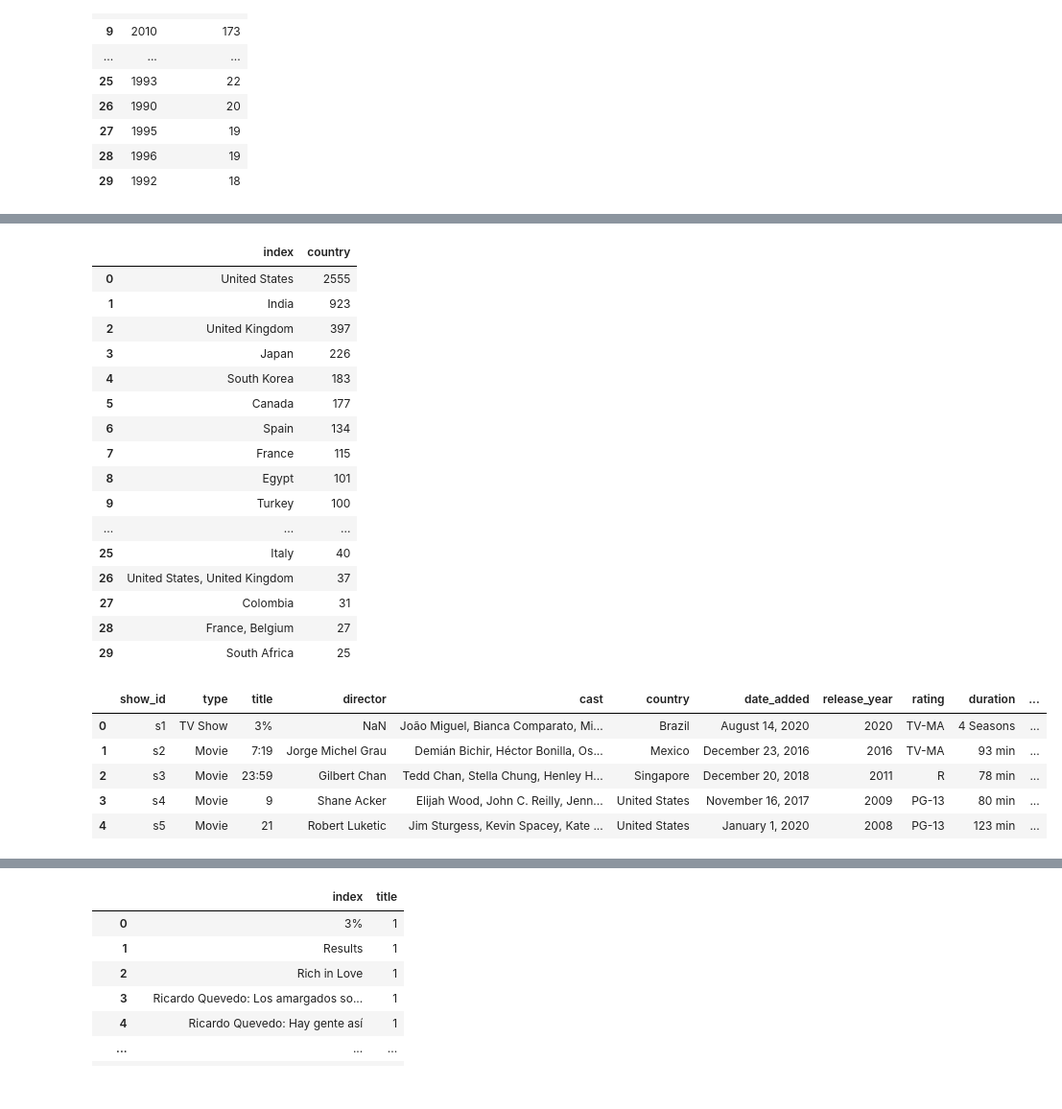
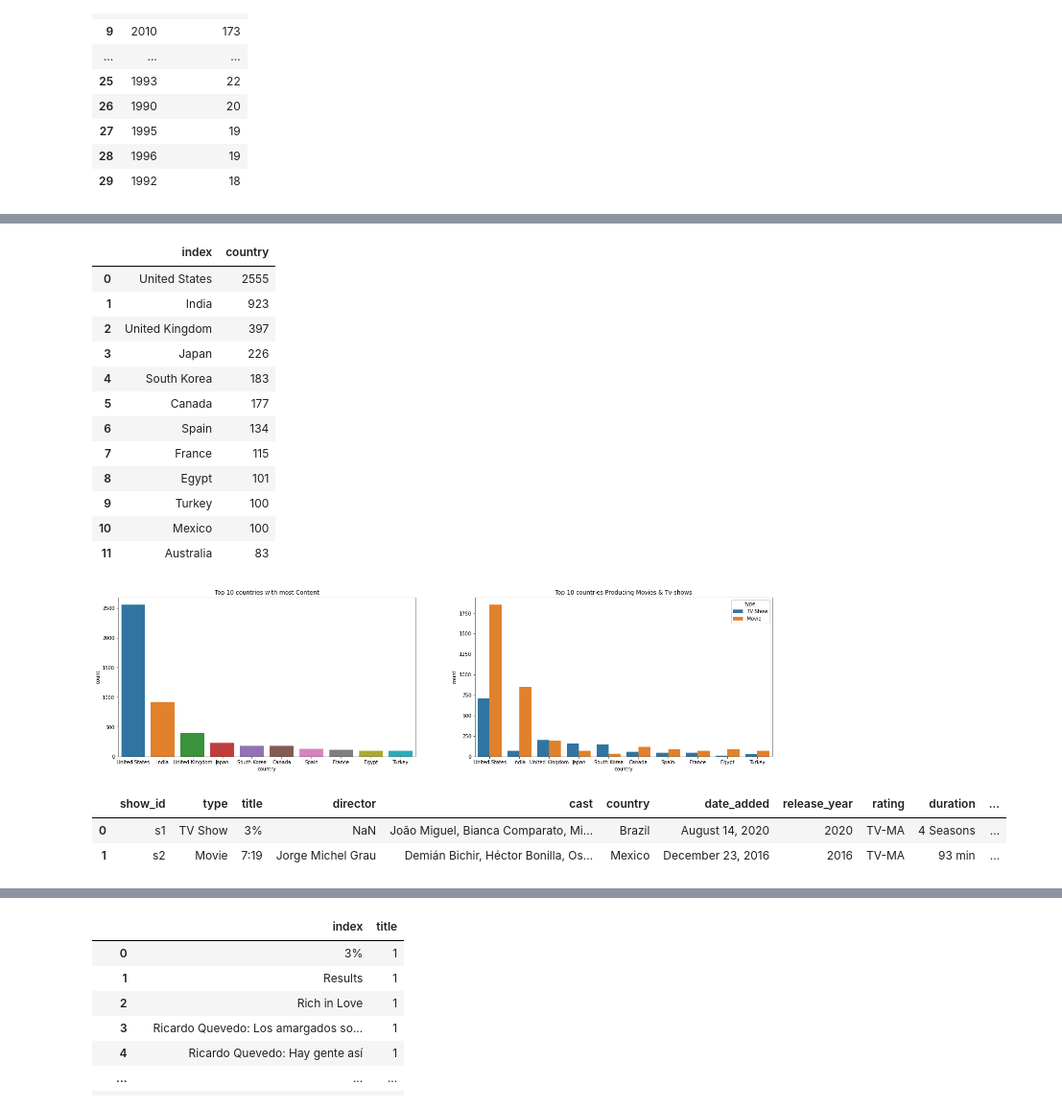
Before and after one commit to MadhurAwasthi/NETFLIX-MOVIES-AND-TV-SHOWS-CLUSTERING-UNSUPERVISED-ML, a Jupyter notebook: NETFLIX_MOVIES_AND_TV_SHOWS_CLUSTERING.ipynb, the cells around one changed output, grey strips where cells are left out. Shown at 96% size. Drawn from its saved outputs; the diff is of its cells as text; code cells hidden in the pictures.

```diff
--- a/NETFLIX_MOVIES_AND_TV_SHOWS_CLUSTERING.ipynb
+++ b/NETFLIX_MOVIES_AND_TV_SHOWS_CLUSTERING.ipynb
@@ -421,4 +424 @@ dtype: int64
-# %%
-#fill all the missing values with Unavailable
-df.fillna("Unavailable",inplace=True)
 # %%
@@ -545,6 +568,6 @@ array(['Brazil', 'Mexico', 'Singapore', 'United States', 'Turkey',
 # %%
-#top 11 country producing movies
-df['country'].value_counts().reset_index().head(30)
+#check value counts of country
+df['country'].value_counts().reset_index().head(12)
 # %% [output]
 |  | index | country |
 | 0 | United States | 2555 |
@@ -557,19 +580,22 @@ df['country'].value_counts().reset_index().head(30)
 | 7 | France | 115 |
 | 8 | Egypt | 101 |
 | 9 | Turkey | 100 |
-| ... | ... | ... |
-| 25 | Italy | 40 |
-| 26 | United States, United Kingdom | 37 |
-| 27 | Colombia | 31 |
-| 28 | France, Belgium | 27 |
-| 29 | South Africa | 25 |
+| 10 | Mexico | 100 |
+| 11 | Australia | 83 |
+# %%
+#Figuring some graph
+fig,axs=plt.subplots(1,2,figsize=(24,6))
+#Analysing top 10 countries with most content
+sns.countplot(data=df,x='country',ax=axs[0],order=df['country'].value_counts().index[0:10]).set(title='Top 10 countries with most Content')
+#This graph represent the Top 10 countries contents with Movies and tv-shows
+sns.countplot(data=df,x='country',ax=axs[1],order=df['country'].value_counts().index[0:10],hue='type').set(title='Top 10 countries Producing Movies & Tv-shows')
+plt.show()
+# %% [output]
+[figure, added]
 # %%
-df.head()
+df.head(2)
 # %% [output]
 |  | show_id | type | title | director | cast | country | date_added | release_year | rating | duration | ... |
 | 0 | s1 | TV Show | 3% | NaN | João Miguel, Bianca Comparato, Mi... | Brazil | August 14, 2020 | 2020 | TV-MA | 4 Seasons | ... |
 | 1 | s2 | Movie | 7:19 | Jorge Michel Grau | Demián Bichir, Héctor Bonilla, Os... | Mexico | December 23, 2016 | 2016 | TV-MA | 93 min | ... |
-| 2 | s3 | Movie | 23:59 | Gilbert Chan | Tedd Chan, Stella Chung, Henley H... | Singapore | December 20, 2018 | 2011 | R | 78 min | ... |
-| 3 | s4 | Movie | 9 | Shane Acker | Elijah Wood, John C. Reilly, Jenn... | United States | November 16, 2017 | 2009 | PG-13 | 80 min | ... |
-| 4 | s5 | Movie | 21 | Robert Luketic | Jim Sturgess, Kevin Spacey, Kate ... | United States | January 1, 2020 | 2008 | PG-13 | 123 min | ... |
 # %%
```
Also changed, not shown: parts of 18 cells of this notebook.
